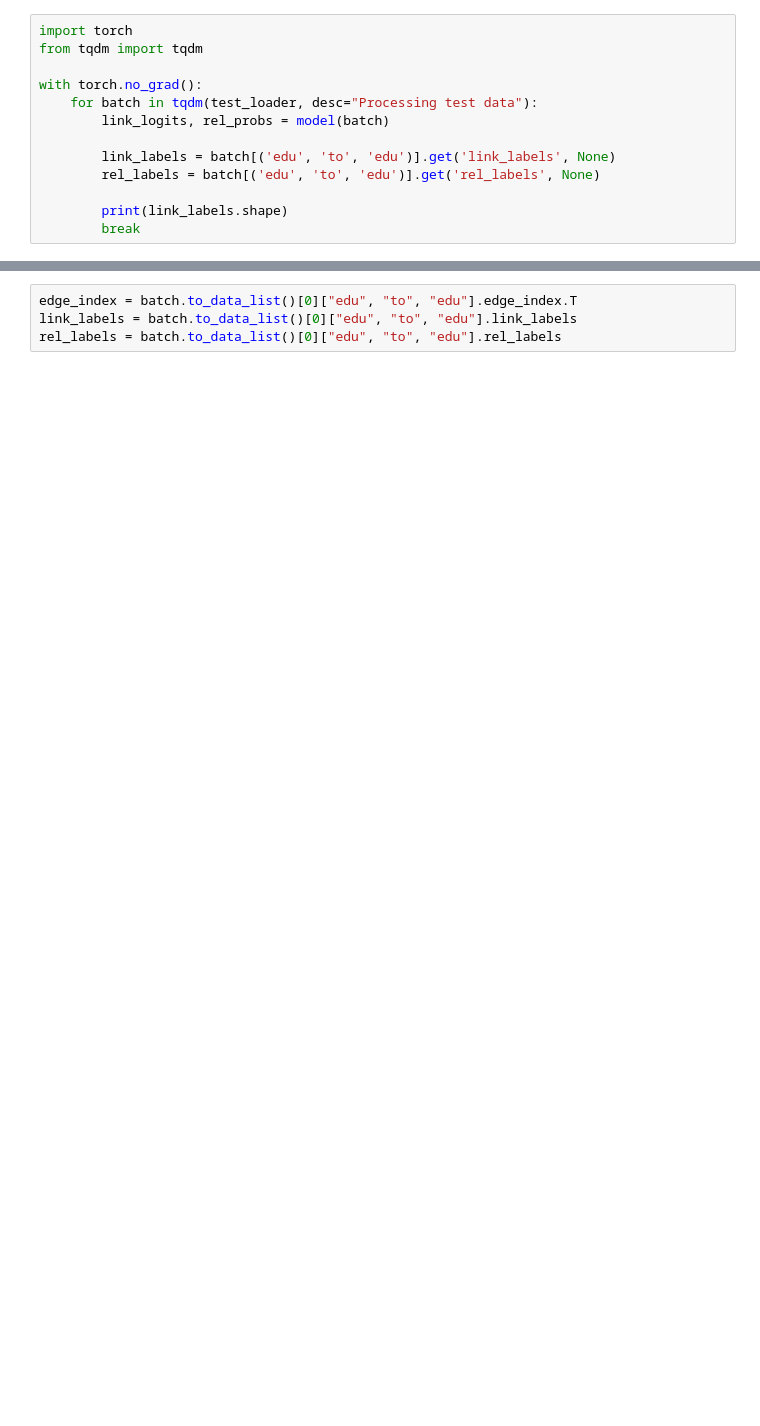
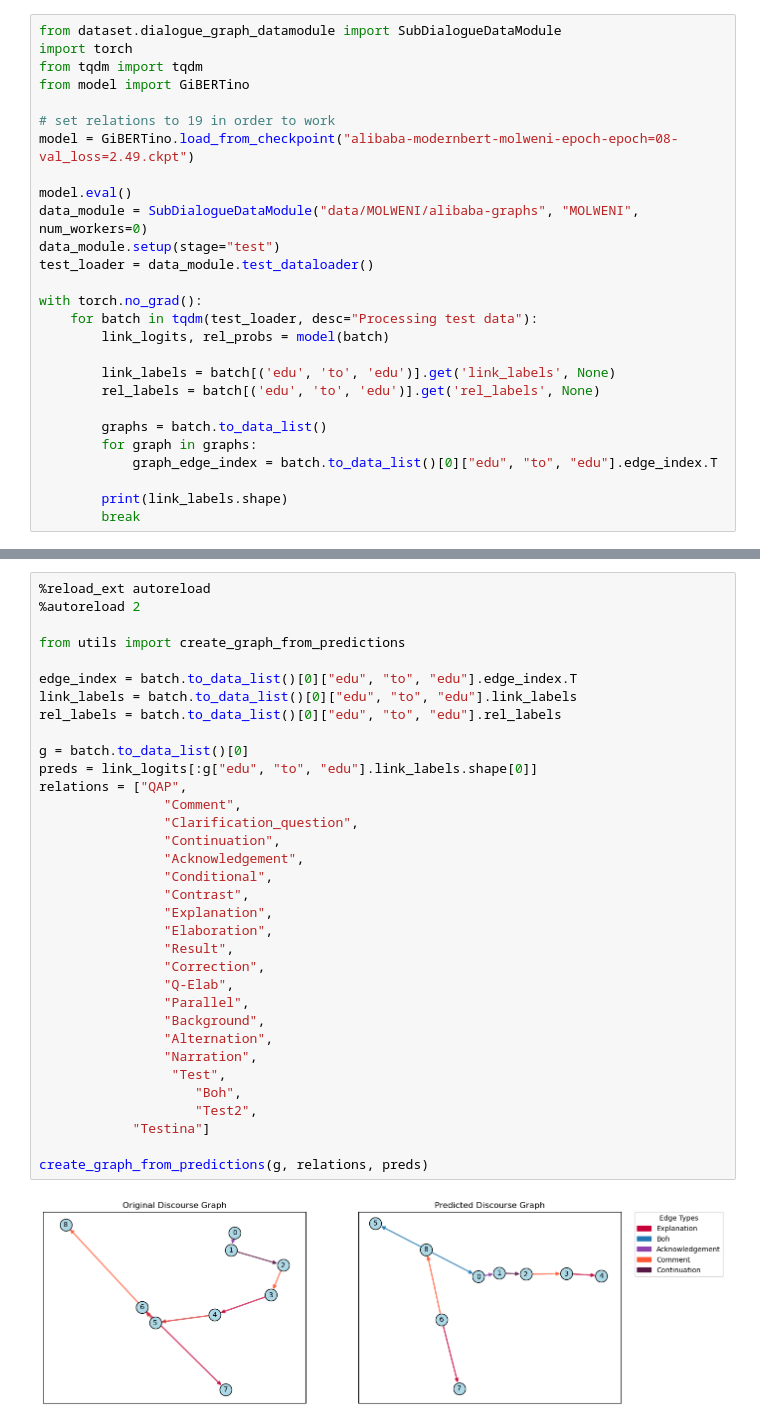
Before and after one commit to Luigina2001/GiBERTino, a Jupyter notebook: test.ipynb, the cells around one changed output, grey strips where cells are left out. Saved outputs shown, nothing was run; the diff lists cells and outputs as text; blank space fills up the shorter version.

Commit message:
Add `graph creation from model predictions`

```diff
--- a/test.ipynb
+++ b/test.ipynb
@@ -38,6 +1,16 @@ test_loader
 # %%
+from dataset.dialogue_graph_datamodule import SubDialogueDataModule
 import torch
 from tqdm import tqdm
+from model import GiBERTino
+
+# set relations to 19 in order to work
+model = GiBERTino.load_from_checkpoint("alibaba-modernbert-molweni-epoch-epoch=08-val_loss=2.49.ckpt")
+
+model.eval()
+data_module = SubDialogueDataModule("data/MOLWENI/alibaba-graphs", "MOLWENI", num_workers=0)
+data_module.setup(stage="test")
+test_loader = data_module.test_dataloader()
 
 with torch.no_grad():
     for batch in tqdm(test_loader, desc="Processing test data"):
@@ -46,6 +19,10 @@ with torch.no_grad():
         link_labels = batch[('edu', 'to', 'edu')].get('link_labels', None)
         rel_labels = batch[('edu', 'to', 'edu')].get('rel_labels', None)
 
+        graphs = batch.to_data_list()
+        for graph in graphs:
+            graph_edge_index = batch.to_data_list()[0]["edu", "to", "edu"].edge_index.T
+
         print(link_labels.shape)
         break
 # %% [output]
@@ -58,4 +32,36 @@ batch.to_data_list()
 # %%
+%reload_ext autoreload
+%autoreload 2
+
+from utils import create_graph_from_predictions
+
 edge_index = batch.to_data_list()[0]["edu", "to", "edu"].edge_index.T
 link_labels = batch.to_data_list()[0]["edu", "to", "edu"].link_labels
 rel_labels = batch.to_data_list()[0]["edu", "to", "edu"].rel_labels
+
+g = batch.to_data_list()[0]
+preds = link_logits[:g["edu", "to", "edu"].link_labels.shape[0]]
+relations = ["QAP",
+                "Comment",
+                "Clarification_question",
+                "Continuation",
+                "Acknowledgement",
+                "Conditional",
+                "Contrast",
+                "Explanation",
+                "Elaboration",
+                "Result",
+                "Correction",
+                "Q-Elab",
+                "Parallel",
+                "Background",
+                "Alternation",
+                "Narration",
+                 "Test",
+                    "Boh",
+                    "Test2",
+            "Testina"]
+
+create_graph_from_predictions(g, relations, preds)
+# %% [output]
+[figure, added]
```
Also changed, not shown: parts of 8 cells of this notebook, 2 other files.
